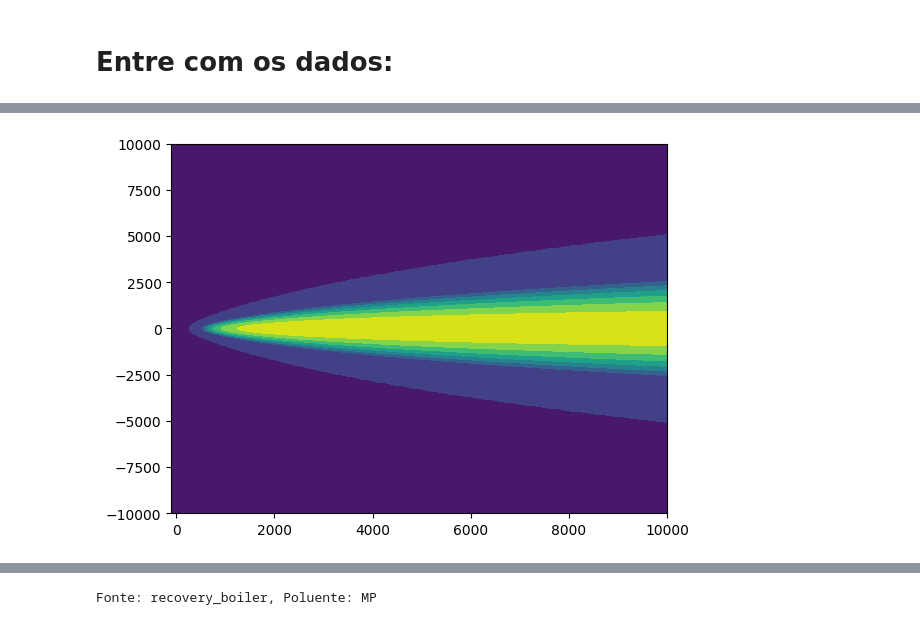
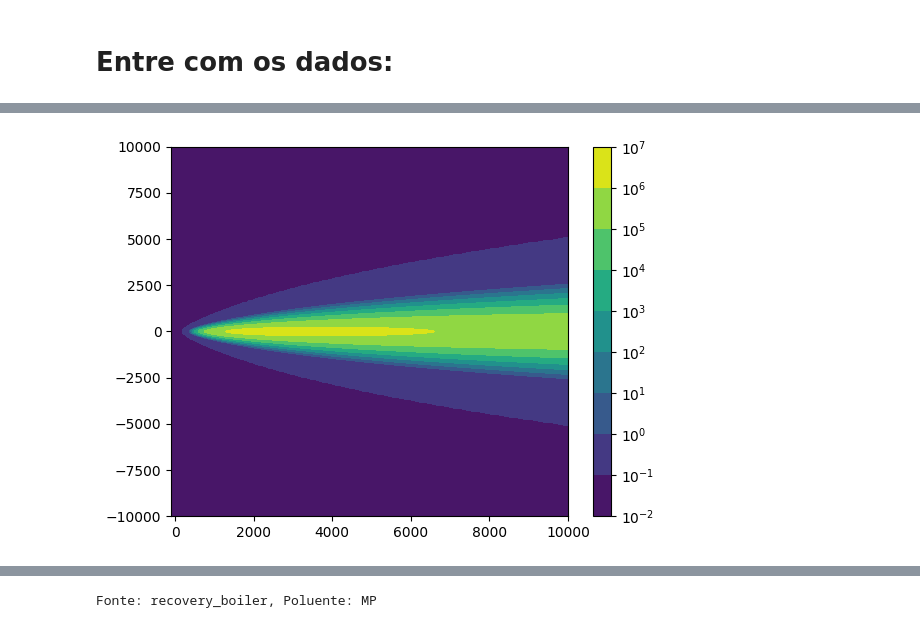
Before and after one commit to Marcosperrude/ENS5173_202401, a Jupyter notebook: Atividade3.ipynb, the cells around one changed output, grey strips where cells are left out. Saved outputs shown, nothing was run; the diff lists cells and outputs as text; code cells hidden in the pictures.

```diff
--- a/Atividade3.ipynb
+++ b/Atividade3.ipynb
@@ -6,7 +6,7 @@ neste notebook vamos implemnetar um modelo de dispersao gaussiano
 # %%
 def holland_tipdownwash(d, vs, u, Ts, Tamb):
    # Calcula a sobrelevação da pluma sem considerar o efeito Tip-Downwash
-    deltaH =((vs*d)/u) * (1.5 + 2.68*(10**(-10))*1013.25*((Ts-Tamb)/Ts)*d)
+    deltaH =((vs*d)/u) * (1.5 + 2.68*(10**(-10))*0.89*((Ts-Tamb)/Ts)*d)
     return deltaH
 # %%
 # Altura efetiva da pluma = deltaH, com base na equação de Davidson-Bryant
@@ -55,22 +55,12 @@ def sigmaXY(x, classe, urbOrRural):
         raise ValueError('Tipo de área inválido')
     return sigmaY, sigmaZ
 # %%
-# Criando uma função do modelo gaussiano
-# Utilizando a função do modelo gaussiano
-qs = 100 # g/s
-sigmaY = 10 # m
-sigmaZ = 15 # m
-u = 10 # m/s
-y = 0 # estimando na direção do vento
-z = 1.5 # altura do nariz
-H = 50 # m
 
 import numpy as np
-def modeloGaussiano(qs,sigmaY,sigmaZ,u,y,z,H):
+def modeloGaussiano(qs,sigmaY,sigmaZ,u,y,z,h):
     termo1 = qs/(2*np.pi*sigmaY*sigmaZ*u)
     termo2 = np.exp((-y**2)/(2*sigmaY**2))
-    termo3 = np.exp((-(z-H)**2)/(2*sigmaZ**2)) + np.exp((-(z+H)**2)/(2*sigmaZ**2))
+    termo3 = np.exp((-(z-h)**2)/(2*sigmaZ**2)) + np.exp((-(z+h)**2)/(2*sigmaZ**2))
     conc = termo1*termo2*termo3
     conc = conc*10**6
     return conc
-print("A concentração estimada é = " +str(conc) + ' [$\mu$]g/m³')
@@ -91,14 +67,15 @@ A concentração estimada é = [[0.00000000e+00 0.00000000e+00 0.00000000e+00 ..
 # %%
-sigmaY,sigmaZ = sigmaXY(xx,classe,urbOrRural)
+
+import numpy as np
+import matplotlib.pyplot as plt
+from matplotlib.colors import LogNorm
+
 # Criando domínio de modelagem
-x = np.linspace(-100,10000,500)
-#print(x)
-y = np.linspace(-10000,10000,500)
+x = np.linspace(-100, 10000, 500)
+y = np.linspace(-10000, 10000, 500)
 
 # Criando matrizes de x e y
-xx,yy = np.meshgrid(x,y)
-#print(xx.shape)
-
+xx, yy = np.meshgrid(x, y)
 
 # Adotando inputs
 classe = 'F'
@@ -106,7 +83,7 @@ urbOrRural = 'urbano'
 hg = 150 # m altura geométrica da chaminé
 qs = 1576957.7972 # g/s
 u = 5 # m/s
-y = 0 # estimando na direção do vento
+y_pos = 0 # estimando na direção do vento
 z = 1.5 # altura do nariz
 d = 1 # em metros
 vs = 10 # em m/s
@@ -114,38 +91,44 @@ Ts = 300 # em Kelvin
 Tamb = 293 # em Kelvin
 
 # Estimando o coeficiente de dispersão lateral e vertical
-sigmaY,sigmaZ = sigmaXY(xx,classe,urbOrRural)
-#print(sigmaY)
+sigmaY, sigmaZ = sigmaXY(x, classe, urbOrRural)
 
-if vs>1.5*u:
+if vs > 1.5 * u:
     # Estimando a sobrelevação da pluma (deltaH)
-    deltaHdav =deltaHdavidsonBryant(d,vs,u,Ts,Tamb)
-    deltaHhol =holland_tipdownwash(d, vs, u, Ts, Tamb)
-    print('deltaH Davidson = '+str(deltaHdav))
-    print('deltaH Hollandn = '+str(deltaHhol))
-    hdav = hg+ deltaHdav
-    hhol = hg+ deltaHhol
-    print('A pluma subiu, e a altura da chaminé do Davidson é: ' + str(hdav))
-    print('A pluma subiu, e a altura da chaminé do Holland é: ' + str(hhol))
+    deltaHdav = deltaHdavidsonBryant(d, vs, u, Ts, Tamb)
+    deltaHhol = holland_tipdownwash(d, vs, u, Ts, Tamb)
+    print('deltaH Davidson =', deltaHdav)
+    print('deltaH Holland =', deltaHhol)
+    hdav = hg + deltaHdav
+    hhol = hg + deltaHhol
+    h = max(hdav, hhol)
+    print('A pluma subiu, e a altura da chaminé do Davidson é:', hdav)
+    print('A pluma subiu, e a altura da chaminé do Holland é:', hhol)
 else:
-    h = hg +2*d*((vs/u)-1.5)
-    print('A pluma caiu,  e a altura da chaminé é: ' + str(h))
+    h = hg + 2 * d * ((vs / u) - 1.5)
+    print('A pluma caiu, e a altura da chaminé é:', h)
 
 # Utilizando a matriz de yy como input na função do modelo gaussiano
-conc = modeloGaussiano(qs,sigmaY,sigmaZ,u,yy,z,H)
+# Assumindo que sigmaY e sigmaZ são constantes, vamos replicá-los para toda a grade
+sigmaY_2d = np.full_like(xx, sigmaY)
+sigmaZ_2d = np.full_like(xx, sigmaZ)
+
+# Aplicar o modelo gaussiano em uma grade
+conc = modeloGaussiano(qs, sigmaY_2d, sigmaZ_2d, u, yy, z, h)
 
 # Visualização dos resultados no espaço
-import matplotlib.pyplot as plt
-from matplotlib.colors import LogNorm
-fig,ax = plt.subplots()
-ax.contourf(xx,yy,conc+0.1,norm = LogNorm())
+fig, ax = plt.subplots()
+cf = ax.contourf(xx, yy, conc + 0.1, norm=LogNorm())
+fig.colorbar(cf, ax=ax)
 
 # Corte em y - sobre o eixo x
-fig,ax = plt.subplots()
-ax.plot(x,conc[250,:])
+fig, ax = plt.subplots()
+ax.plot(x, conc[250, :])
 
 # Corte em x - sobre o eixo y
-fig,ax = plt.subplots()
-ax.plot(x,conc[:,100])
+fig, ax = plt.subplots()
+ax.plot(y, conc[:, 100])
+
+plt.show()
 # %% [output]
 deltaH Davidson = 2.700592857381857
@@ -156 +138 @@ A pluma subiu, e a altura da chaminé do Holland é: 153.0000000126724
-[figure, old version]
+[figure, new version]
```
Also changed, not shown: parts of 6 cells of this notebook.
